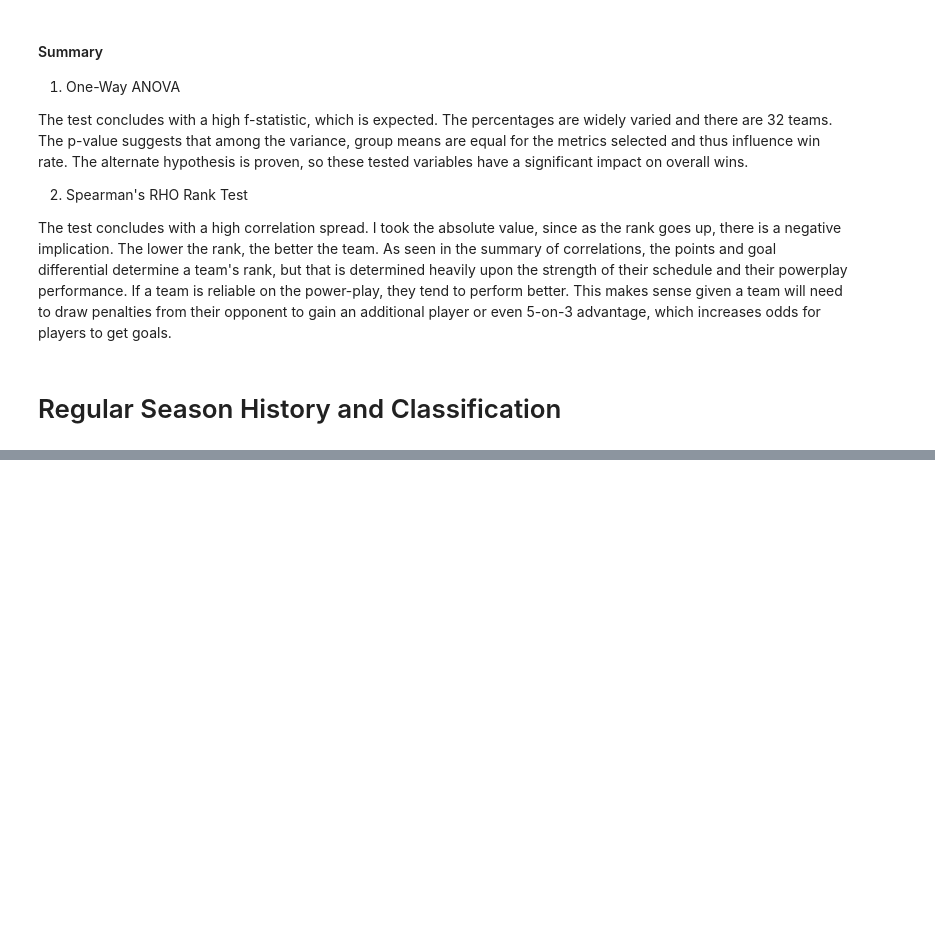
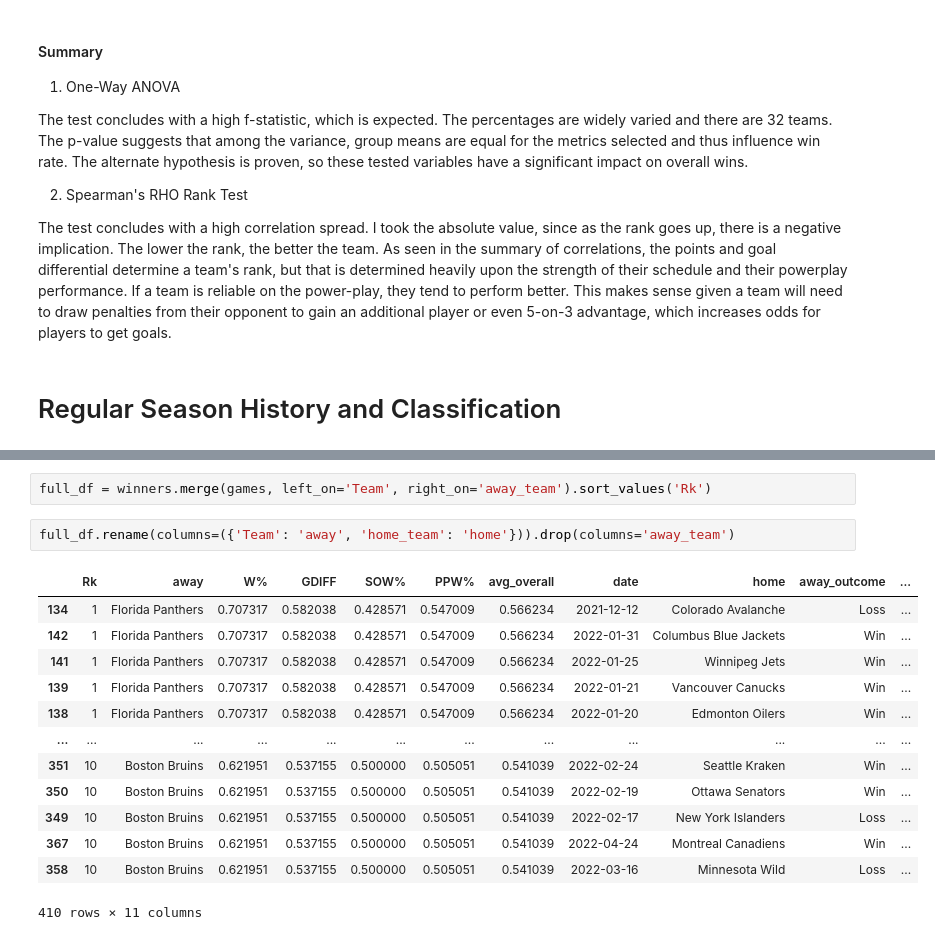
Before and after one commit to RyanSchraeder/StanleyCupPredictions, a Jupyter notebook: notebooks/model.ipynb, the cells around one changed output, grey strips where cells are left out. Cells and saved outputs as stored; diff of their text form; blank space fills up the shorter version.

```diff
--- a/notebooks/model.ipynb
+++ b/notebooks/model.ipynb
@@ -284,0 +312,18 @@ games.drop(columns=({'away_goals', 'home_goals', 'length_of_game_min', ''}))
+# %%
+full_df = winners.merge(games, left_on='Team', right_on='away_team').sort_values('Rk')
+# %%
+full_df.rename(columns=({'Team': 'away', 'home_team': 'home'})).drop(columns='away_team')
+# %% [output]
+|  | Rk | away | W% | GDIFF | SOW% | PPW% | avg_overall | date | home | away_outcome | ... |
+| 134 | 1 | Florida Panthers | 0.707317 | 0.582038 | 0.428571 | 0.547009 | 0.566234 | 2021-12-12 | Colorado Avalanche | Loss | ... |
+| 142 | 1 | Florida Panthers | 0.707317 | 0.582038 | 0.428571 | 0.547009 | 0.566234 | 2022-01-31 | Columbus Blue Jackets | Win | ... |
+| 141 | 1 | Florida Panthers | 0.707317 | 0.582038 | 0.428571 | 0.547009 | 0.566234 | 2022-01-25 | Winnipeg Jets | Win | ... |
+| 139 | 1 | Florida Panthers | 0.707317 | 0.582038 | 0.428571 | 0.547009 | 0.566234 | 2022-01-21 | Vancouver Canucks | Win | ... |
+| 138 | 1 | Florida Panthers | 0.707317 | 0.582038 | 0.428571 | 0.547009 | 0.566234 | 2022-01-20 | Edmonton Oilers | Win | ... |
+| ... | ... | ... | ... | ... | ... | ... | ... | ... | ... | ... | ... |
+| 351 | 10 | Boston Bruins | 0.621951 | 0.537155 | 0.500000 | 0.505051 | 0.541039 | 2022-02-24 | Seattle Kraken | Win | ... |
+| 350 | 10 | Boston Bruins | 0.621951 | 0.537155 | 0.500000 | 0.505051 | 0.541039 | 2022-02-19 | Ottawa Senators | Win | ... |
+| 349 | 10 | Boston Bruins | 0.621951 | 0.537155 | 0.500000 | 0.505051 | 0.541039 | 2022-02-17 | New York Islanders | Loss | ... |
+| 367 | 10 | Boston Bruins | 0.621951 | 0.537155 | 0.500000 | 0.505051 | 0.541039 | 2022-04-24 | Montreal Canadiens | Win | ... |
+| 358 | 10 | Boston Bruins | 0.621951 | 0.537155 | 0.500000 | 0.505051 | 0.541039 | 2022-03-16 | Minnesota Wild | Loss | ... |
+410 rows × 11 columns
```
Also changed, not shown: parts of 10 cells of this notebook, 3 other files.
